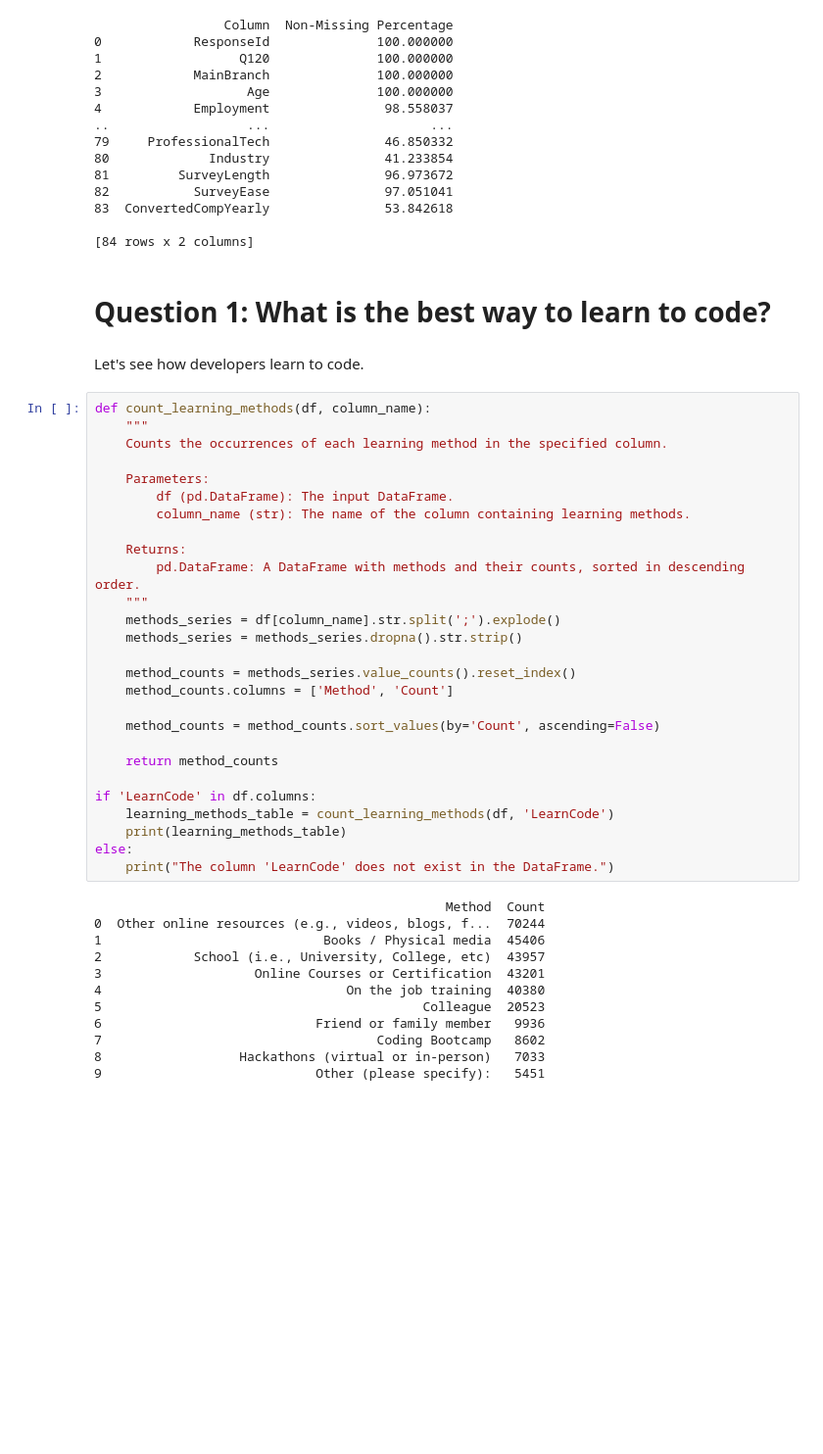
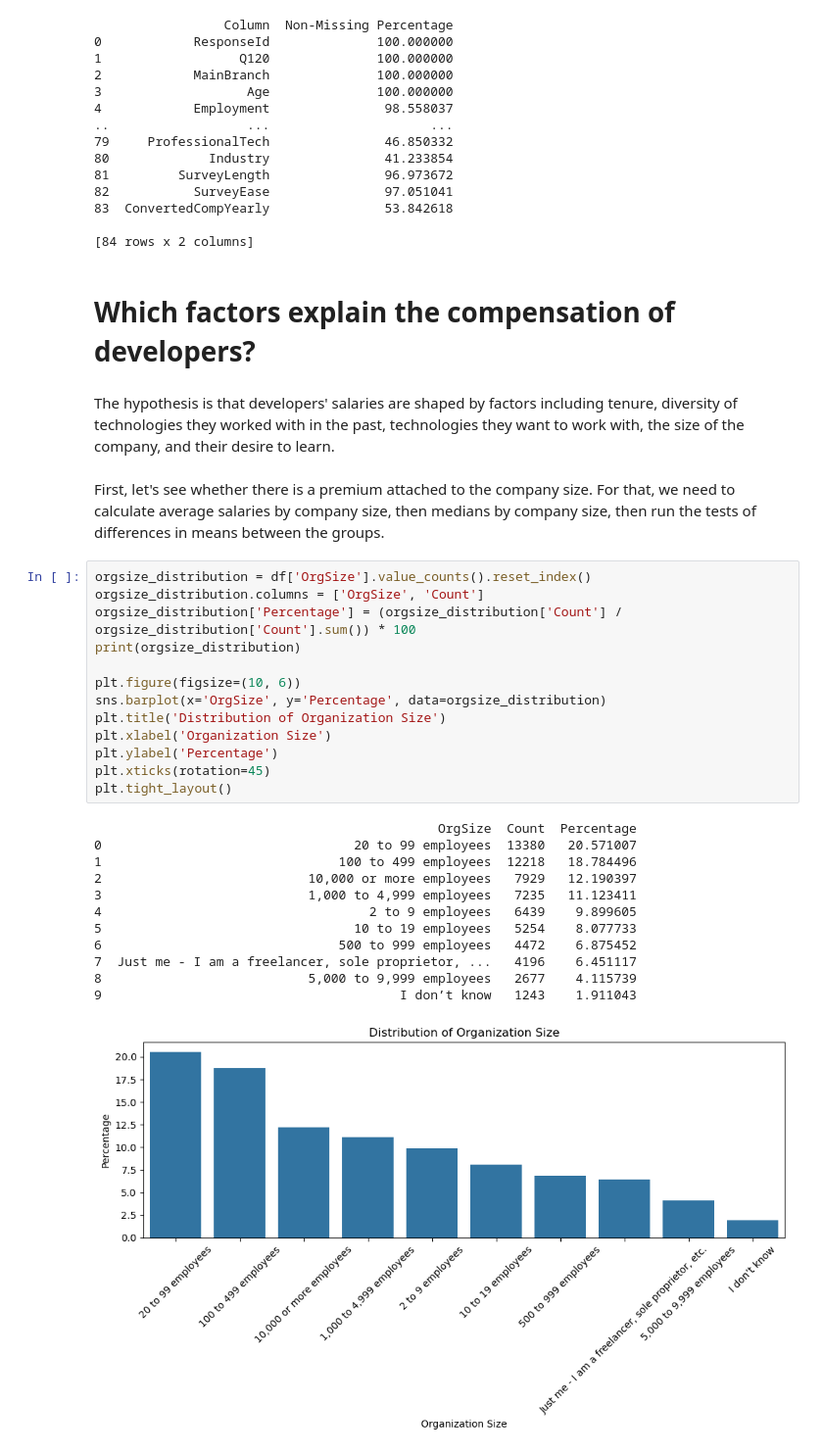
Before and after one commit to dosiichuk/stackoverflow_survey_analysis, a Jupyter notebook: analysis.ipynb, the cells around one changed output. Shown at 98% size. Cells and saved outputs as stored; diff of their text form; blank space fills up the shorter version.

```diff
--- a/analysis.ipynb
+++ b/analysis.ipynb
@@ -53,45 +53,34 @@ print(non_missing_table)
 
 [84 rows x 2 columns]
 # %% [markdown]
-# Question 1: What is the best way to learn to code?
+# Which factors explain the compensation of developers?
-# %% [markdown]
-Let's see how developers learn to code.
-# %%
-def count_learning_methods(df, column_name):
-    """
-    Counts the occurrences of each learning method in the specified column.
-
-    Parameters:
-        df (pd.DataFrame): The input DataFrame.
-        column_name (str): The name of the column containing learning methods.
-
-    Returns:
-        pd.DataFrame: A DataFrame with methods and their counts, sorted in descending order.
-    """
-    methods_series = df[column_name].str.split(';').explode()
-    methods_series = methods_series.dropna().str.strip()
-
-    method_counts = methods_series.value_counts().reset_index()
-    method_counts.columns = ['Method', 'Count']
-
-    method_counts = method_counts.sort_values(by='Count', ascending=False)
-
-    return method_counts
-
-if 'LearnCode' in df.columns:
-    learning_methods_table = count_learning_methods(df, 'LearnCode')
-    print(learning_methods_table)
-else:
-    print("The column 'LearnCode' does not exist in the DataFrame.")
-# %% [output]
-                                              Method  Count
-0  Other online resources (e.g., videos, blogs, f...  70244
-1                             Books / Physical media  45406
-2            School (i.e., University, College, etc)  43957
-3                    Online Courses or Certification  43201
-4                                On the job training  40380
-5                                          Colleague  20523
-6                            Friend or family member   9936
-7                                    Coding Bootcamp   8602
-8                  Hackathons (virtual or in-person)   7033
-9                            Other (please specify):   5451
+# %% [markdown]
+The hypothesis is that developers' salaries are shaped by factors including tenure, diversity of technologies they worked with in the past, technologies they want to work with, the size of the company, and their desire to learn.
+# %% [markdown]
+First, let's see whether there is a premium attached to the company size. For that, we need to calculate average salaries by company size, then medians by company size, then run the tests of differences in means between the groups.
+# %%
+orgsize_distribution = df['OrgSize'].value_counts().reset_index()
+orgsize_distribution.columns = ['OrgSize', 'Count']
+orgsize_distribution['Percentage'] = (orgsize_distribution['Count'] / orgsize_distribution['Count'].sum()) * 100
+print(orgsize_distribution)
+
+plt.figure(figsize=(10, 6))
+sns.barplot(x='OrgSize', y='Percentage', data=orgsize_distribution)
+plt.title('Distribution of Organization Size')
+plt.xlabel('Organization Size')
+plt.ylabel('Percentage')
+plt.xticks(rotation=45)
+plt.tight_layout()
+# %% [output]
+                                             OrgSize  Count  Percentage
+0                                 20 to 99 employees  13380   20.571007
+1                               100 to 499 employees  12218   18.784496
+2                           10,000 or more employees   7929   12.190397
+3                           1,000 to 4,999 employees   7235   11.123411
+4                                   2 to 9 employees   6439    9.899605
+5                                 10 to 19 employees   5254    8.077733
+6                               500 to 999 employees   4472    6.875452
+7  Just me - I am a freelancer, sole proprietor, ...   4196    6.451117
+8                           5,000 to 9,999 employees   2677    4.115739
+9                                       I don’t know   1243    1.911043
+[figure, added]
```
Also changed, not shown: parts of 15 cells of this notebook.
